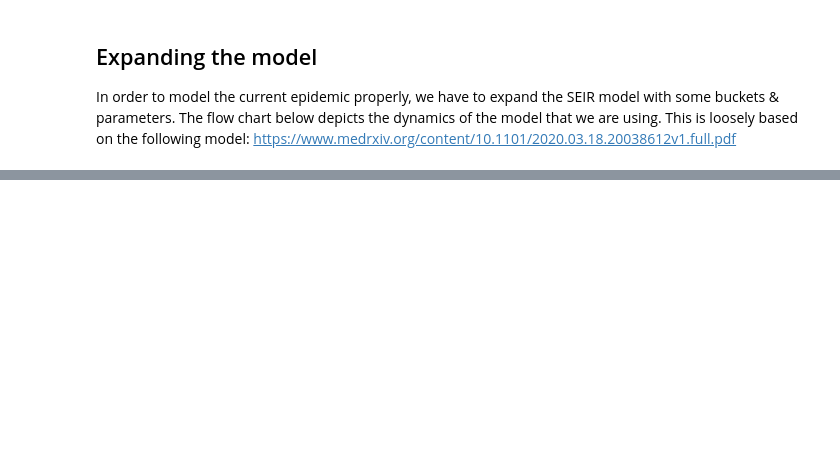
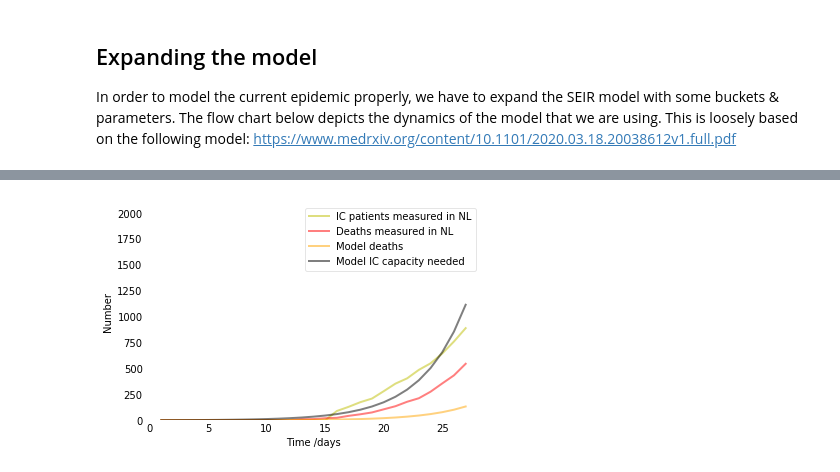
Before and after one commit to Noutfox/Corona, a Jupyter notebook: Dutch Corona model.ipynb, the cells around one changed output, grey strips where cells are left out. Cells and saved outputs as stored; diff of their text form; code cells hidden in the pictures; blank space fills up the shorter version.

```diff
--- a/Dutch Corona model.ipynb
+++ b/Dutch Corona model.ipynb
@@ -292,0 +443,24 @@ plot(S,E,I,R,N,t,1)
+# %%
+#t = np.linspace(1, I_measured_NL.size,I_measured_NL.size)
+t = np.linspace(1, 27,27)
+fig = plt.figure(facecolor='w')
+ax = fig.add_subplot(111, axisbelow=True)
+#ax.plot(t, I_measured_NL, 'b', alpha=0.5, lw=2, label='Infections measured in NL')
+#ax.plot(t, H_measured_NL, 'g', alpha=0.5, lw=2, label='Hospital patients measured in NL')
+ax.plot(t, IC_measured_NL, 'y', alpha=0.5, lw=2, label='IC patients measured in NL')
+ax.plot(t, D_measured_NL, 'r', alpha=0.5, lw=2, label='Deaths measured in NL')
+ax.plot(t, R_D[5:32], 'orange', alpha=0.5, lw=2, label='Model deaths')
+ax.plot(t, H_IC[5:32], 'black', alpha=0.5, lw=2, label='Model IC capacity needed')
+ax.set_xlabel('Time /days')
+ax.set_ylabel('Number')
+ax.set_ylim(0,2100)
+ax.yaxis.set_tick_params(length=0)
+ax.xaxis.set_tick_params(length=0)
+ax.grid(b=True, which='major', c='w', lw=2, ls='-')
+legend = ax.legend()
+legend.get_frame().set_alpha(0.5)
+for spine in ('top', 'right', 'bottom', 'left'):
+    ax.spines[spine].set_visible(False)
+plt.show()
+# %% [output]
+[figure, added]
```
Also changed, not shown: parts of 59 cells of this notebook.
